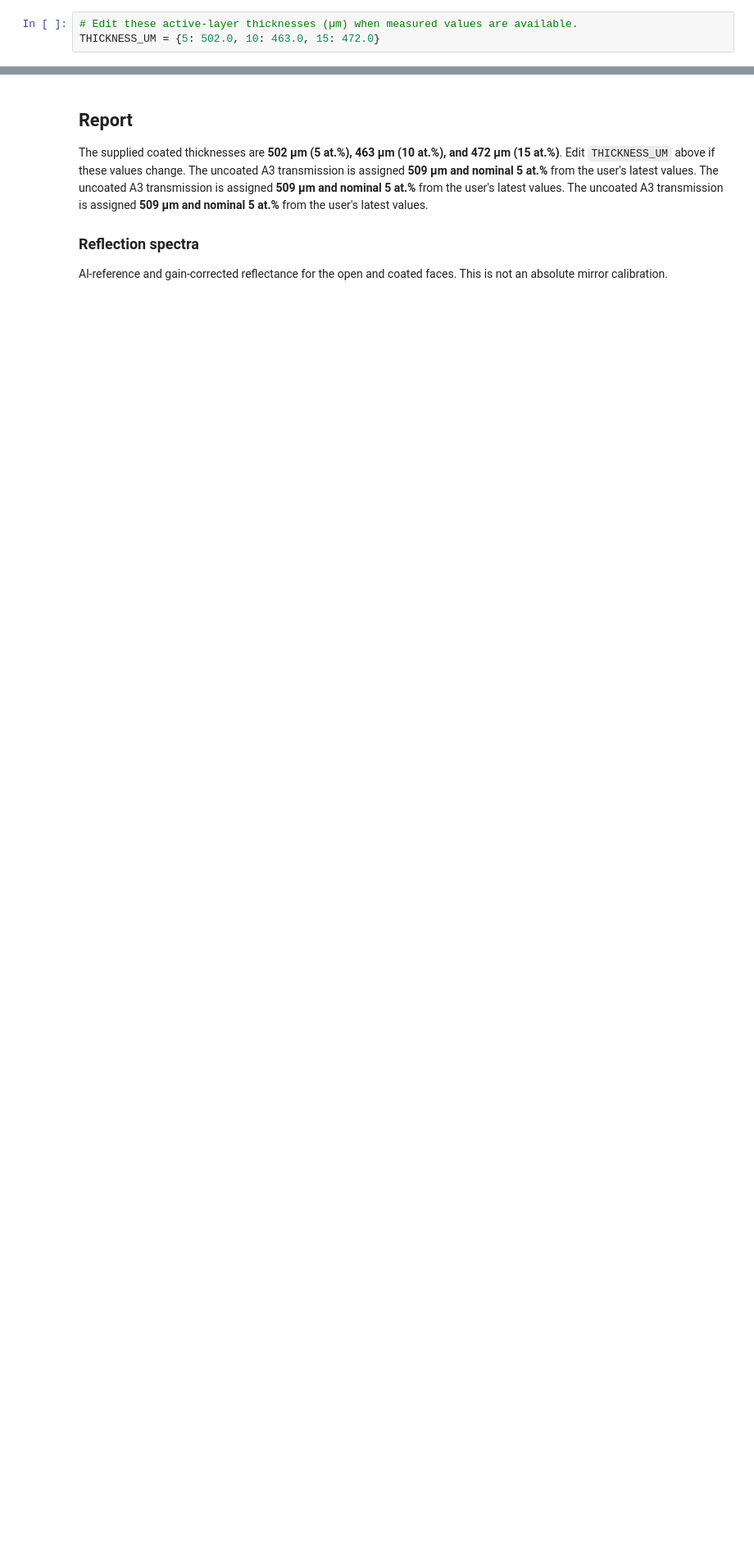
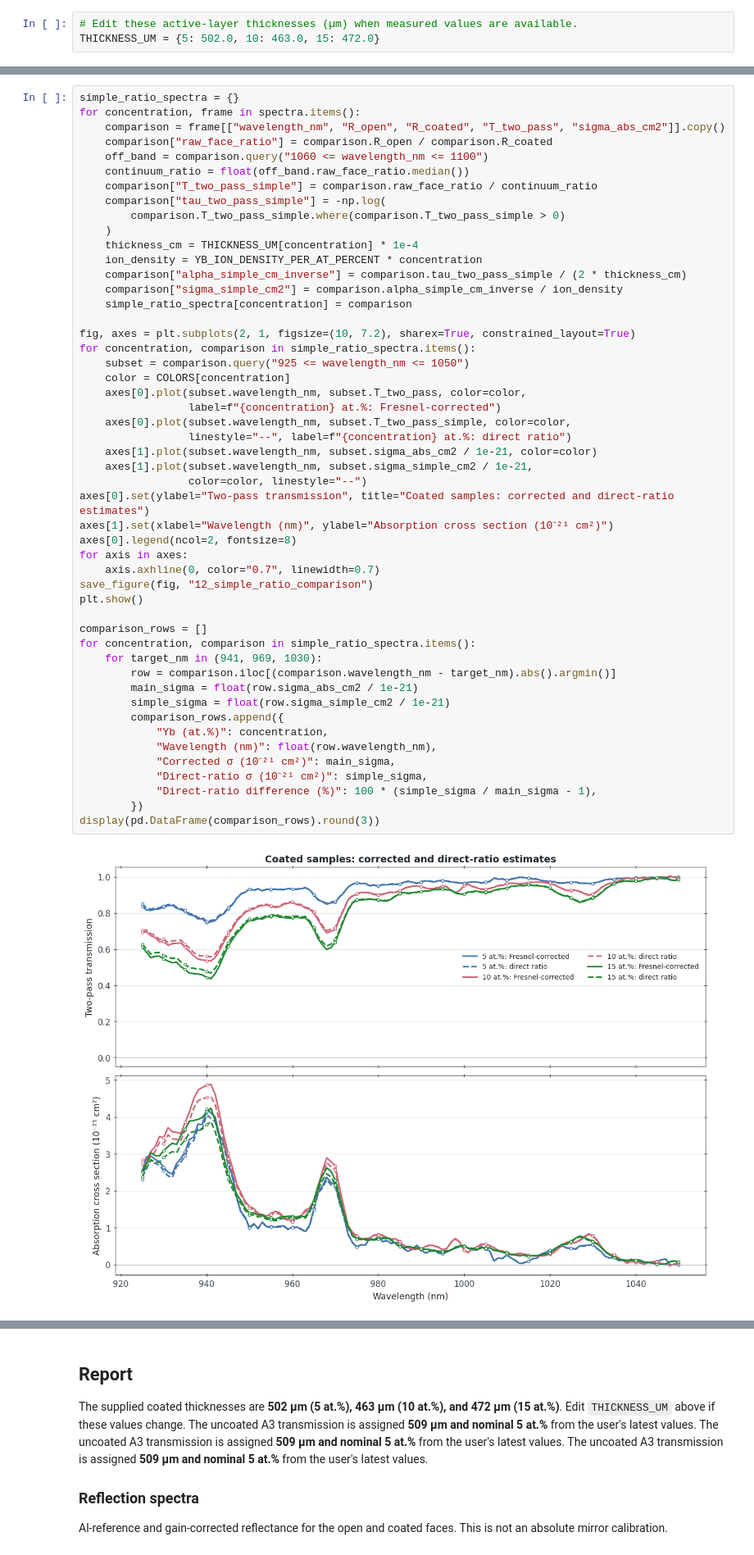
Before and after one commit to aidasmik/YbYAG-absorption-analysis, a Jupyter notebook: YbYAG_measurement_to_cross_section.ipynb, the cells around one changed output, grey strips where cells are left out. Shown at 82% size. Cells and saved outputs as stored; diff of their text form; blank space fills up the shorter version.

Commit message:
Compare direct reflectance ratio with corrected absorption

```diff
--- a/YbYAG_measurement_to_cross_section.ipynb
+++ b/YbYAG_measurement_to_cross_section.ipynb
@@ -594,0 +606,52 @@ plt.show()
+# %%
+simple_ratio_spectra = {}
+for concentration, frame in spectra.items():
+    comparison = frame[["wavelength_nm", "R_open", "R_coated", "T_two_pass", "sigma_abs_cm2"]].copy()
+    comparison["raw_face_ratio"] = comparison.R_open / comparison.R_coated
+    off_band = comparison.query("1060 <= wavelength_nm <= 1100")
+    continuum_ratio = float(off_band.raw_face_ratio.median())
+    comparison["T_two_pass_simple"] = comparison.raw_face_ratio / continuum_ratio
+    comparison["tau_two_pass_simple"] = -np.log(
+        comparison.T_two_pass_simple.where(comparison.T_two_pass_simple > 0)
+    )
+    thickness_cm = THICKNESS_UM[concentration] * 1e-4
+    ion_density = YB_ION_DENSITY_PER_AT_PERCENT * concentration
+    comparison["alpha_simple_cm_inverse"] = comparison.tau_two_pass_simple / (2 * thickness_cm)
+    comparison["sigma_simple_cm2"] = comparison.alpha_simple_cm_inverse / ion_density
+    simple_ratio_spectra[concentration] = comparison
+
+fig, axes = plt.subplots(2, 1, figsize=(10, 7.2), sharex=True, constrained_layout=True)
+for concentration, comparison in simple_ratio_spectra.items():
+    subset = comparison.query("925 <= wavelength_nm <= 1050")
+    color = COLORS[concentration]
+    axes[0].plot(subset.wavelength_nm, subset.T_two_pass, color=color,
+                 label=f"{concentration} at.%: Fresnel-corrected")
+    axes[0].plot(subset.wavelength_nm, subset.T_two_pass_simple, color=color,
+                 linestyle="--", label=f"{concentration} at.%: direct ratio")
+    axes[1].plot(subset.wavelength_nm, subset.sigma_abs_cm2 / 1e-21, color=color)
+    axes[1].plot(subset.wavelength_nm, subset.sigma_simple_cm2 / 1e-21,
+                 color=color, linestyle="--")
+axes[0].set(ylabel="Two-pass transmission", title="Coated samples: corrected and direct-ratio estimates")
+axes[1].set(xlabel="Wavelength (nm)", ylabel="Absorption cross section (10⁻²¹ cm²)")
+axes[0].legend(ncol=2, fontsize=8)
+for axis in axes:
+    axis.axhline(0, color="0.7", linewidth=0.7)
+save_figure(fig, "12_simple_ratio_comparison")
+plt.show()
+
+comparison_rows = []
+for concentration, comparison in simple_ratio_spectra.items():
+    for target_nm in (941, 969, 1030):
+        row = comparison.iloc[(comparison.wavelength_nm - target_nm).abs().argmin()]
+        main_sigma = float(row.sigma_abs_cm2 / 1e-21)
+        simple_sigma = float(row.sigma_simple_cm2 / 1e-21)
+        comparison_rows.append({
+            "Yb (at.%)": concentration,
+            "Wavelength (nm)": float(row.wavelength_nm),
+            "Corrected σ (10⁻²¹ cm²)": main_sigma,
+            "Direct-ratio σ (10⁻²¹ cm²)": simple_sigma,
+            "Direct-ratio difference (%)": 100 * (simple_sigma / main_sigma - 1),
+        })
+display(pd.DataFrame(comparison_rows).round(3))
+# %% [output]
+[figure, added]
```
Also changed, not shown: parts of 3 cells of this notebook.
